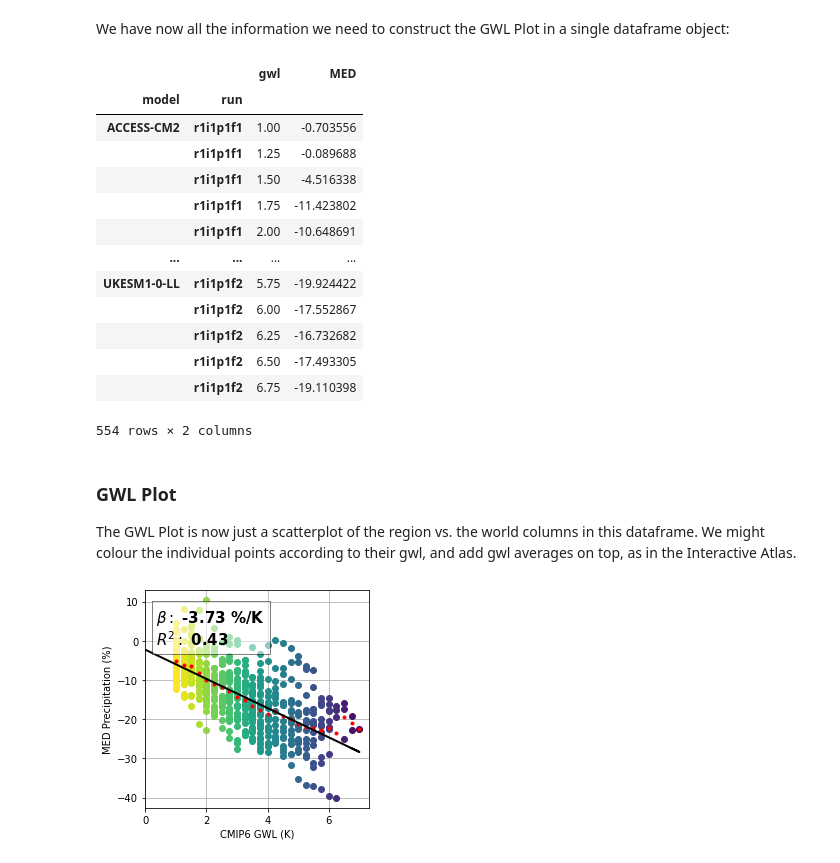
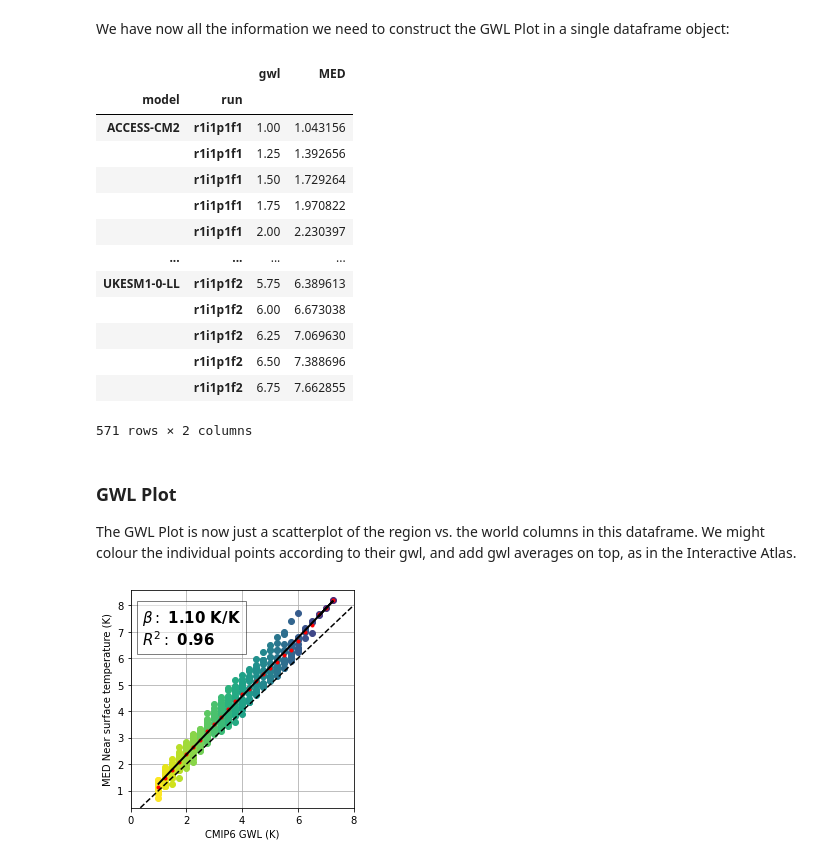
Before and after one commit to SantanderMetGroup/2022_Iturbide_FAIRprinciplesIPCC, a Jupyter notebook: GWL-plot_Python.ipynb, the cells around one changed output. Drawn from its saved outputs; the diff is of its cells as text; code cells hidden in the pictures.

```diff
--- a/GWL-plot_Python.ipynb
+++ b/GWL-plot_Python.ipynb
@@ -28,7 +28,7 @@ from urllib.request import urlopen
 # %% [markdown]
 ### Set parameters
 # %%
-var = 'pr'
+var = 'tas'
 mask = 'landsea'
 project = 'CMIP6' # CMIP5, CMIP6
 project_gsat = 'CMIP6' # CMIP5 or CMIP6
@@ -37,8 +37,9 @@ region = 'MED'
 season = 'Annual'
 period_global = slice('1850','1900')
 period_region = slice('1850','1900')
-gwls = np.arange(1,7.1,0.25)
 gwl_period = 10 # years running window
+gwl_step = 0.25
+gwls = np.arange(1,8.1,gwl_step)
 # %% [markdown]
 The following, in principle, require no modification. It is just information for labels and season selection.
 # %%
@@ -149,18 +138,18 @@ data
 # %% [output]
 |  |  | gwl | MED |
 | model | run |  |  |
-| ACCESS-CM2 | r1i1p1f1 | 1.00 | -0.703556 |
-|  | r1i1p1f1 | 1.25 | -0.089688 |
-|  | r1i1p1f1 | 1.50 | -4.516338 |
-|  | r1i1p1f1 | 1.75 | -11.423802 |
-|  | r1i1p1f1 | 2.00 | -10.648691 |
+| ACCESS-CM2 | r1i1p1f1 | 1.00 | 1.043156 |
+|  | r1i1p1f1 | 1.25 | 1.392656 |
+|  | r1i1p1f1 | 1.50 | 1.729264 |
+|  | r1i1p1f1 | 1.75 | 1.970822 |
+|  | r1i1p1f1 | 2.00 | 2.230397 |
 | ... | ... | ... | ... |
-| UKESM1-0-LL | r1i1p1f2 | 5.75 | -19.924422 |
-|  | r1i1p1f2 | 6.00 | -17.552867 |
-|  | r1i1p1f2 | 6.25 | -16.732682 |
-|  | r1i1p1f2 | 6.50 | -17.493305 |
-|  | r1i1p1f2 | 6.75 | -19.110398 |
+| UKESM1-0-LL | r1i1p1f2 | 5.75 | 6.389613 |
+|  | r1i1p1f2 | 6.00 | 6.673038 |
+|  | r1i1p1f2 | 6.25 | 7.069630 |
+|  | r1i1p1f2 | 6.50 | 7.388696 |
+|  | r1i1p1f2 | 6.75 | 7.662855 |
-554 rows × 2 columns
+571 rows × 2 columns
 # %% [markdown]
 ### GWL Plot
 
@@ -168,35 +157,35 @@ The GWL Plot is now just a scatterplot of the region vs. the world columns in th
 # %%
 colors = cm.get_cmap('viridis_r', len(gwls))
 fig, ax = plt.subplots(figsize=(4,4))
 h = []
 for k,gwl in enumerate(gwls):
   decdata = data[data['gwl'] == gwl]
   h.append(ax.scatter(x=decdata['gwl'], y=decdata[region], color=colors(k)))
 # Set legend outside the plot
-#ax.legend(h, gwls, loc='center left', bbox_to_anchor=(1, 0.5), ncol=1)
+##.legend(h, gwls, loc='center left', bbox_to_anchor=(1, 0.5), ncol=1)
 # Add gwl means
 gwl_means = data.groupby('gwl').mean()
 ax.plot(gwl_means.index, gwl_means[region], 'or', markersize=3)
 # Add linear fit
 lm = linear_model.LinearRegression()
 X = data['gwl'].values.reshape(-1, 1)
 y = data[region]
 model = lm.fit(X, y)
 ax.set_xlim(left=0)
-#ax.set_xlim(0,8)
-#ax.set_ylim(0,16)
+ax.set_xlim(0,8)
+#ax.set_ylim(-42,12)
 ax.text(0.05, 0.92, '$\\beta:$ %.2f %s/K\n$R^2:$ %4.2f' % (model.coef_, units[var], lm.score(X, y)), color='k',
         verticalalignment='top', horizontalalignment='left', transform=ax.transAxes,
         fontsize=15, fontweight = 'bold', bbox={'facecolor': 'w', 'alpha': 0.5, 'pad': 5})
-X[0] = 0
 ax.plot(X, model.predict(X), color = 'k', linewidth = 2)
 # Grid and labels
 ax.set_axisbelow(True)
 ax.grid()
 if var == 'tas':
   ax.axline((1, 1), slope=1, ls="--", c="k")
 plt.xlabel(f'{project_gsat} GWL (K)')
 plt.ylabel(f'{region} {longname[var]} ({units[var]})')
-plt.savefig(f'independent-GWL-plot-{project}_{scenario}_{region}_{var}_{mask}.png', dpi=150, bbox_inches = 'tight', facecolor = 'w')
+#plt.savefig(f'independent-GWL-plot-{project}_{scenario}_{region}_{var}_{mask}.png', dpi=150, bbox_inches = 'tight', facecolor = 'w')
+plt.savefig(f'independent-GWL-plot-{project}_{scenario}_{region}_{var}_{mask}_w{gwl_period}_s{int(gwl_step*100):02d}.pdf', format='pdf', bbox_inches = 'tight')
 # %% [output]
-[figure, old version]
+[figure, new version]
```
Also changed, not shown: parts of 2 cells of this notebook.
